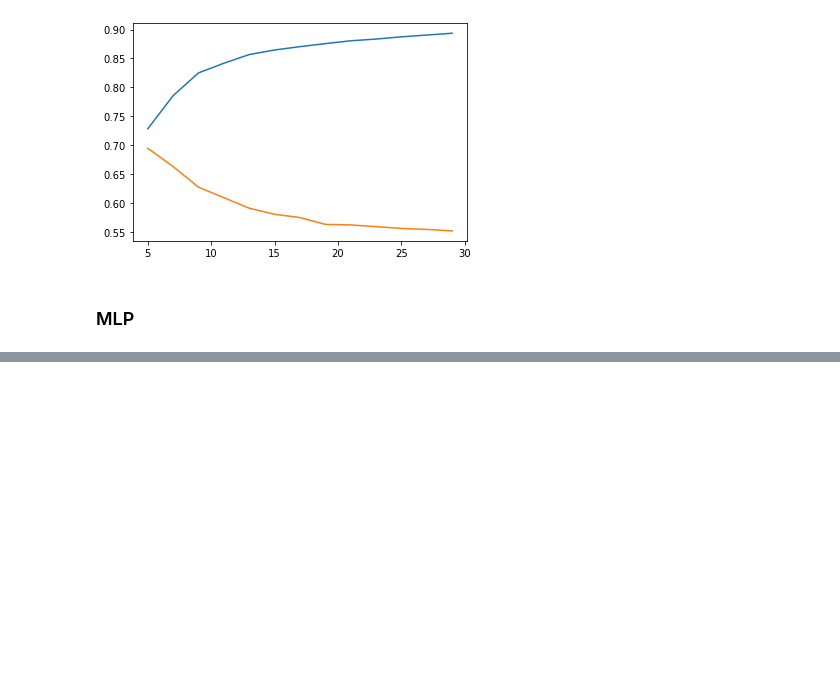
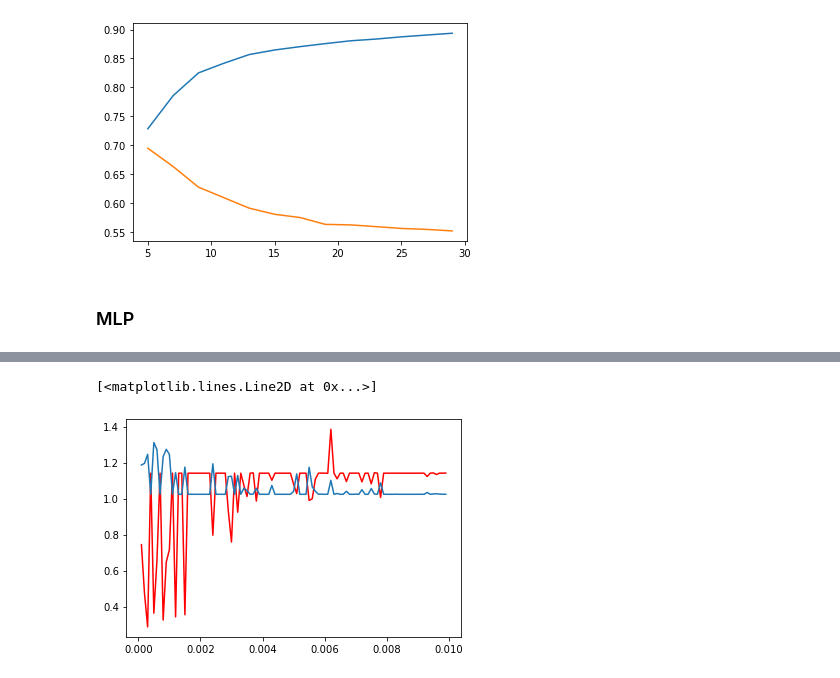
Before and after one commit to qiushuo222/c733-core-services, a Jupyter notebook: model_playground/nn.ipynb, the cells around one changed output, grey strips where cells are left out. Saved outputs shown, nothing was run; the diff lists cells and outputs as text; code cells hidden in the pictures; blank space fills up the shorter version.

```diff
--- a/model_playground/nn.ipynb
+++ b/model_playground/nn.ipynb
@@ -402,0 +408,17 @@ plt.plot(neighbors, val_losses)
+# %%
+train_losses = []
+val_losses = []
+lrs = []
+
+for lr in np.arange(0.0001, 0.01, 0.0001):
+    model = MLPRegressor(hidden_layer_sizes=(17, 100, 50, 25, 10, 1), learning_rate_init=lr, max_iter=10000)
+    model.fit(X_train, y_train)
+    train_pred =  model.predict(X_train)
+    train_loss = mean_squared_error(y_train, train_pred)
+    val_pred = model.predict(X_val)
+    val_loss = mean_squared_error(y_val, val_pred)
+
+    train_losses.append(train_loss)
+    val_losses.append(val_loss)
+    lrs.append(lr)
+    print(lr, train_loss, val_loss)
@@ -402,0 +443,6 @@ plt.plot(neighbors, val_losses)
+# %%
+plt.plot(lrs, train_losses, color='r')
+plt.plot(lrs, val_losses)
+# %% [output]
+[<matplotlib.lines.Line2D at 0x...>]
+[figure, added]
```
Also changed, not shown: parts of 3 cells of this notebook.
